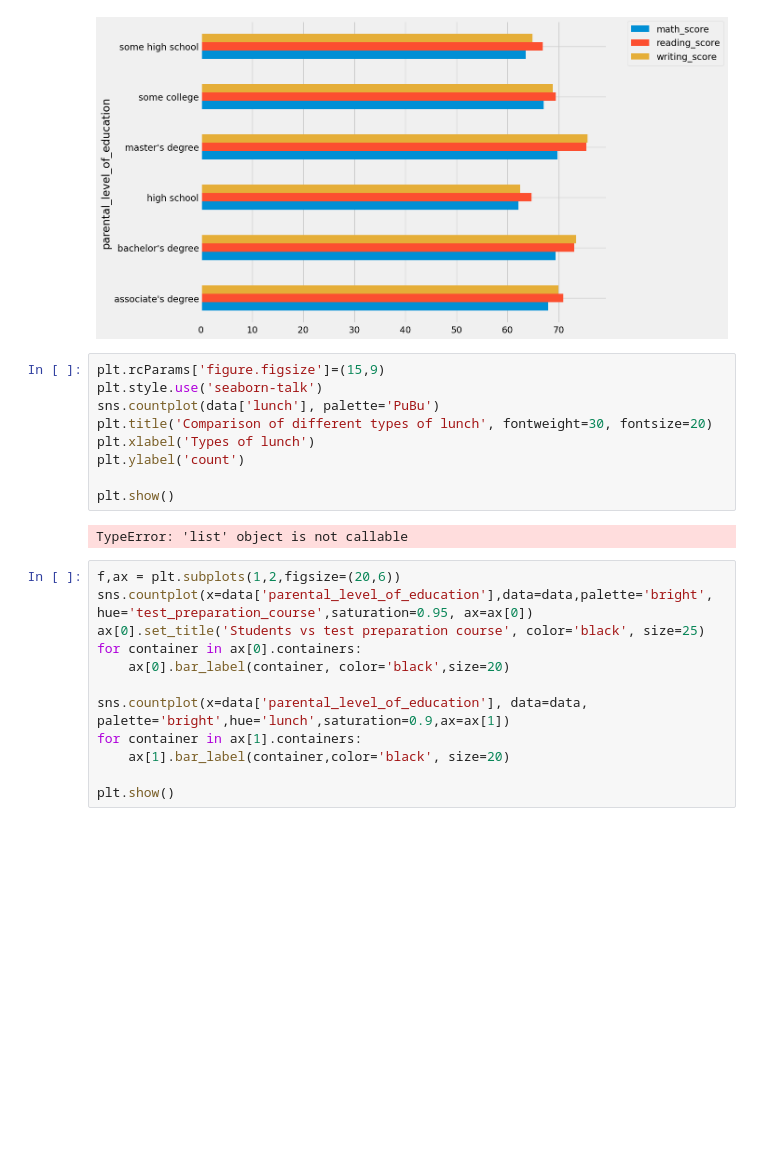
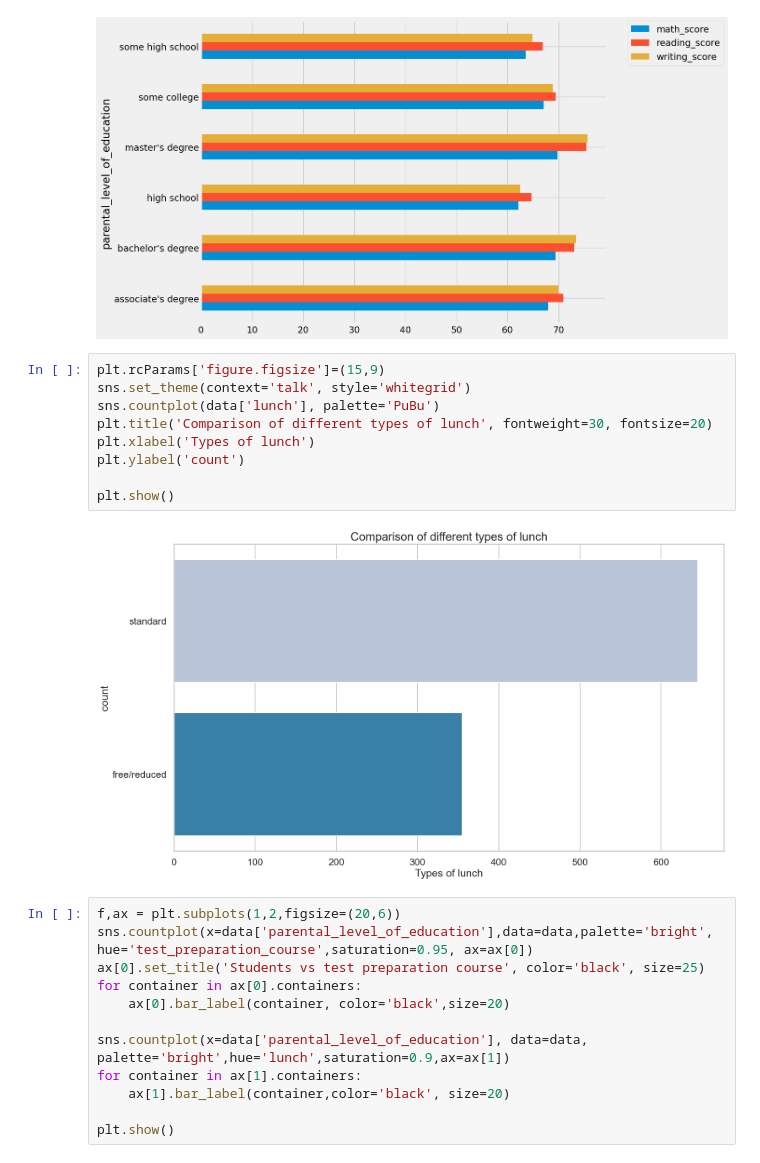
Before and after one commit to RICHARD-OBENG/mlproject_1, a Jupyter notebook: notebook/EDA_STUDENT.ipynb, the cells around one changed output. Drawn from its saved outputs; the diff is of its cells as text; blank space fills up the shorter version.

```diff
--- a/notebook/EDA_STUDENT.ipynb
+++ b/notebook/EDA_STUDENT.ipynb
@@ -396,15 +396,15 @@ plt.show()
 [figure]
 # %%
 plt.rcParams['figure.figsize']=(15,9)
-plt.style.use('seaborn-talk')
+sns.set_theme(context='talk', style='whitegrid')
 sns.countplot(data['lunch'], palette='PuBu')
 plt.title('Comparison of different types of lunch', fontweight=30, fontsize=20)
 plt.xlabel('Types of lunch')
 plt.ylabel('count')
 
 plt.show()
 # %% [output]
-TypeError: 'list' object is not callable
+[figure, added]
 # %%
 f,ax = plt.subplots(1,2,figsize=(20,6))
 sns.countplot(x=data['parental_level_of_education'],data=data,palette='bright', hue='test_preparation_course',saturation=0.95, ax=ax[0])
```
